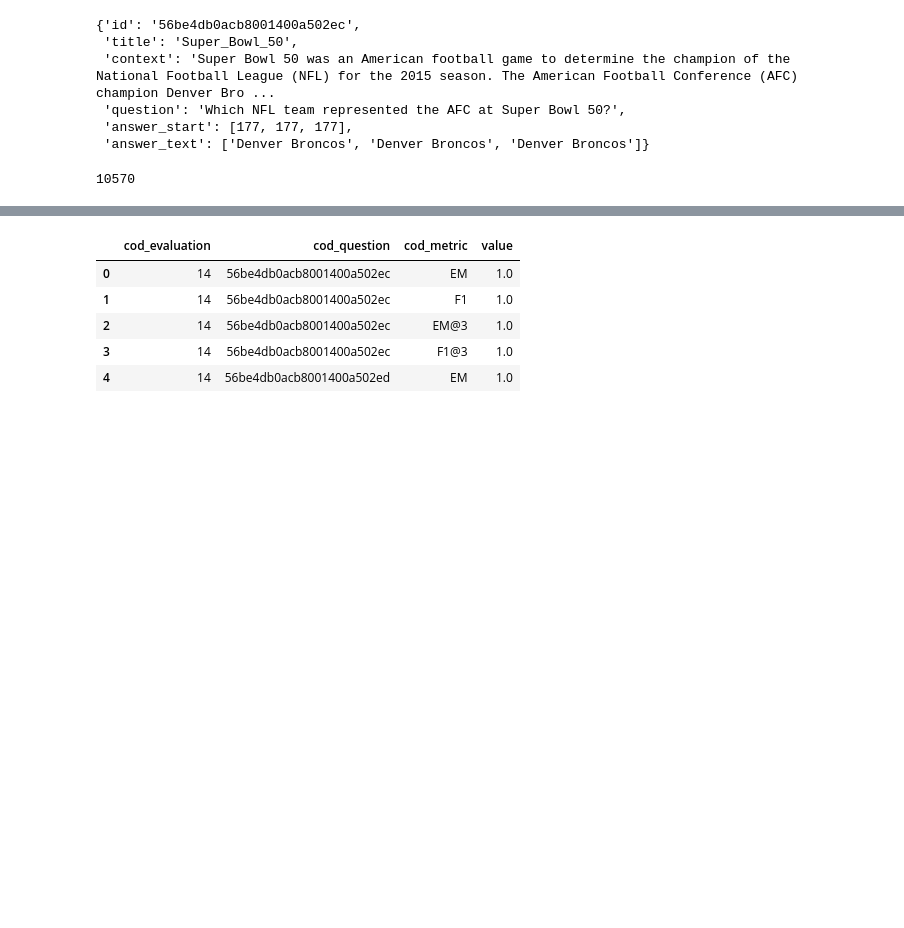
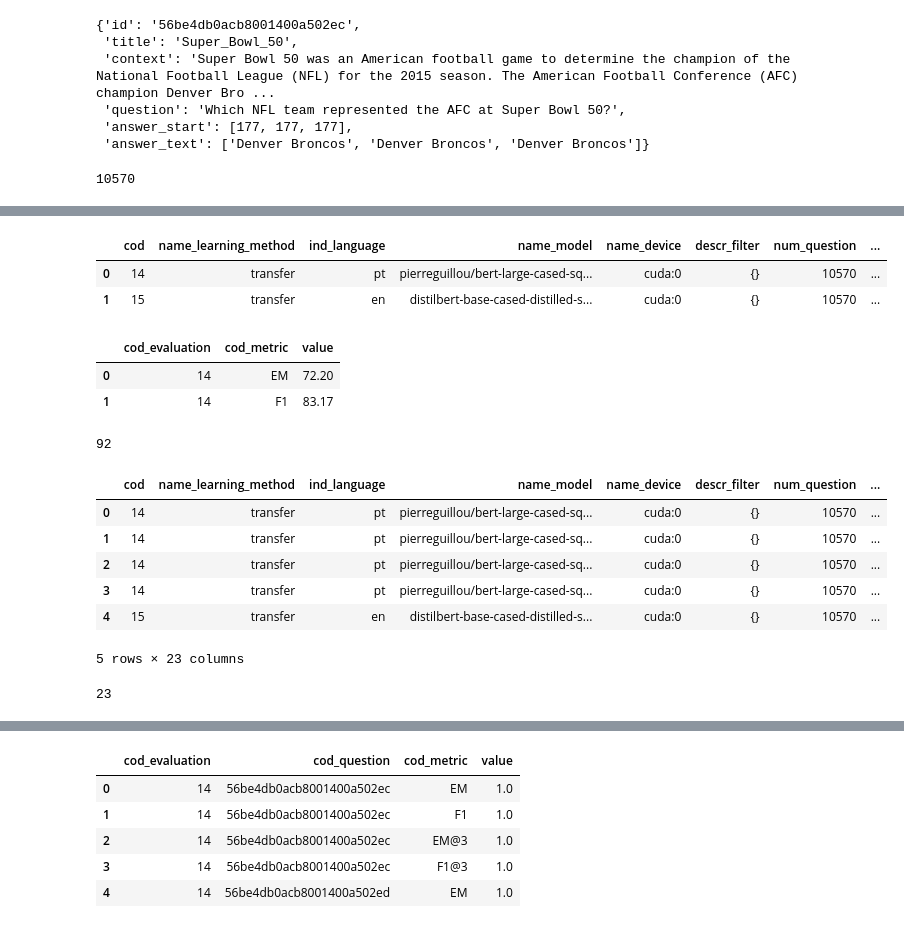
Before and after one commit to marcusborela/exqa-complearning, a Jupyter notebook: source/data_related/explore_dataset_format.ipynb, the cells around one changed output, grey strips where cells are left out. Saved outputs shown, nothing was run; the diff lists cells and outputs as text; code cells hidden in the pictures; blank space fills up the shorter version.

Commit message:
More df in rastro

```diff
--- a/source/data_related/explore_dataset_format.ipynb
+++ b/source/data_related/explore_dataset_format.ipynb
@@ -62,0 +53,30 @@ Name: context_len_char, dtype: float64
+# %%
+rastro_eval_qa = rastro_evaluation_qa.RastroEvaluationQa()
+# %%
+rastro_eval_qa.df_evaluation.head(2)
+# %% [output]
+|  | cod | name_learning_method | ind_language | name_model | name_device | descr_filter | num_question | ... |
+| 0 | 14 | transfer | pt | pierreguillou/bert-large-cased-sq... | cuda:0 | {} | 10570 | ... |
+| 1 | 15 | transfer | en | distilbert-base-cased-distilled-s... | cuda:0 | {} | 10570 | ... |
+# %%
+rastro_eval_qa.df_calculated_metric.head(2)
+# %% [output]
+|  | cod_evaluation | cod_metric | value |
+| 0 | 14 | EM | 72.20 |
+| 1 | 14 | F1 | 83.17 |
+# %%
+df_eval = pd.merge(left=rastro_eval_qa.df_evaluation, right=rastro_eval_qa.df_calculated_metric , left_on='cod', right_on='cod_evaluation', how='left')
+# %%
+len(df_eval)
+# %% [output]
+92
+# %%
+df_eval.head(5)
+# %% [output]
+|  | cod | name_learning_method | ind_language | name_model | name_device | descr_filter | num_question | ... |
+| 0 | 14 | transfer | pt | pierreguillou/bert-large-cased-sq... | cuda:0 | {} | 10570 | ... |
+| 1 | 14 | transfer | pt | pierreguillou/bert-large-cased-sq... | cuda:0 | {} | 10570 | ... |
+| 2 | 14 | transfer | pt | pierreguillou/bert-large-cased-sq... | cuda:0 | {} | 10570 | ... |
+| 3 | 14 | transfer | pt | pierreguillou/bert-large-cased-sq... | cuda:0 | {} | 10570 | ... |
+| 4 | 15 | transfer | en | distilbert-base-cased-distilled-s... | cuda:0 | {} | 10570 | ... |
+5 rows × 23 columns
@@ -62,0 +85,4 @@ Name: context_len_char, dtype: float64
+# %%
+len(df_eval_grouped)
+# %% [output]
+23
```
Also changed, not shown: parts of 10 cells of this notebook, 1 other file.
